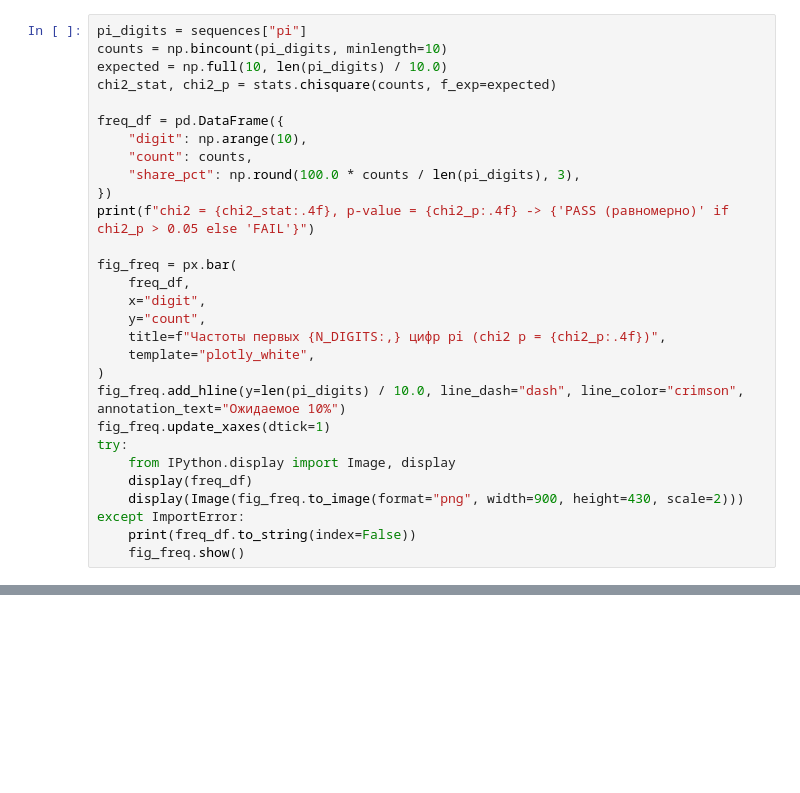
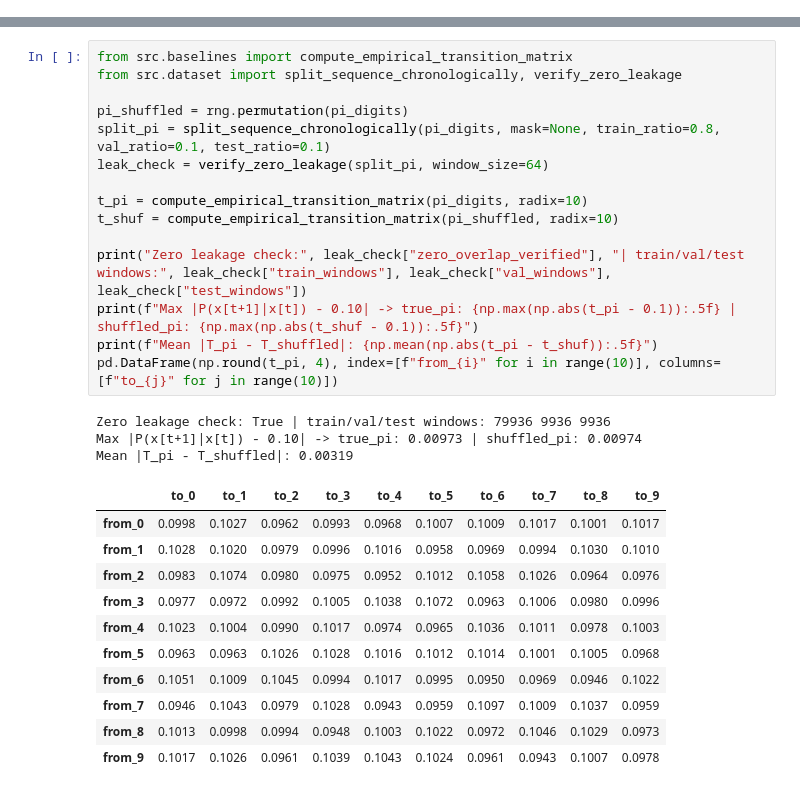
Before and after one commit to w0rsty/Pi-Predictability-Lab, a Jupyter notebook: notebooks/01_quick_sanity_check.ipynb, the cells around one changed output, grey strips where cells are left out. Saved outputs shown, nothing was run; the diff lists cells and outputs as text; blank space fills up the shorter version.

```diff
--- a/notebooks/01_quick_sanity_check.ipynb
+++ b/notebooks/01_quick_sanity_check.ipynb
@@ -64,29 +0,0 @@ pd.DataFrame(timings)
-# %%
-pi_digits = sequences["pi"]
-counts = np.bincount(pi_digits, minlength=10)
-expected = np.full(10, len(pi_digits) / 10.0)
-chi2_stat, chi2_p = stats.chisquare(counts, f_exp=expected)
-
-freq_df = pd.DataFrame({
-    "digit": np.arange(10),
-    "count": counts,
-    "share_pct": np.round(100.0 * counts / len(pi_digits), 3),
-})
-print(f"chi2 = {chi2_stat:.4f}, p-value = {chi2_p:.4f} -> {'PASS (равномерно)' if chi2_p > 0.05 else 'FAIL'}")
-
-fig_freq = px.bar(
-    freq_df,
-    x="digit",
-    y="count",
-    title=f"Частоты первых {N_DIGITS:,} цифр pi (chi2 p = {chi2_p:.4f})",
-    template="plotly_white",
-)
-fig_freq.add_hline(y=len(pi_digits) / 10.0, line_dash="dash", line_color="crimson", annotation_text="Ожидаемое 10%")
-fig_freq.update_xaxes(dtick=1)
-try:
-    from IPython.display import Image, display
-    display(freq_df)
-    display(Image(fig_freq.to_image(format="png", width=900, height=430, scale=2)))
-except ImportError:
-    print(freq_df.to_string(index=False))
-    fig_freq.show()
@@ -145,0 +90,30 @@ sanity_df
+# %%
+from src.baselines import compute_empirical_transition_matrix
+from src.dataset import split_sequence_chronologically, verify_zero_leakage
+
+pi_shuffled = rng.permutation(pi_digits)
+split_pi = split_sequence_chronologically(pi_digits, mask=None, train_ratio=0.8, val_ratio=0.1, test_ratio=0.1)
+leak_check = verify_zero_leakage(split_pi, window_size=64)
+
+t_pi = compute_empirical_transition_matrix(pi_digits, radix=10)
+t_shuf = compute_empirical_transition_matrix(pi_shuffled, radix=10)
+
+print("Zero leakage check:", leak_check["zero_overlap_verified"], "| train/val/test windows:", leak_check["train_windows"], leak_check["val_windows"], leak_check["test_windows"])
+print(f"Max |P(x[t+1]|x[t]) - 0.10| -> true_pi: {np.max(np.abs(t_pi - 0.1)):.5f} | shuffled_pi: {np.max(np.abs(t_shuf - 0.1)):.5f}")
+print(f"Mean |T_pi - T_shuffled|: {np.mean(np.abs(t_pi - t_shuf)):.5f}")
+pd.DataFrame(np.round(t_pi, 4), index=[f"from_{i}" for i in range(10)], columns=[f"to_{j}" for j in range(10)])
+# %% [output]
+Zero leakage check: True | train/val/test windows: 79936 9936 9936
+Max |P(x[t+1]|x[t]) - 0.10| -> true_pi: 0.00973 | shuffled_pi: 0.00974
+Mean |T_pi - T_shuffled|: 0.00319
+|  | to_0 | to_1 | to_2 | to_3 | to_4 | to_5 | to_6 | to_7 | to_8 | to_9 |
+| from_0 | 0.0998 | 0.1027 | 0.0962 | 0.0993 | 0.0968 | 0.1007 | 0.1009 | 0.1017 | 0.1001 | 0.1017 |
+| from_1 | 0.1028 | 0.1020 | 0.0979 | 0.0996 | 0.1016 | 0.0958 | 0.0969 | 0.0994 | 0.1030 | 0.1010 |
+| from_2 | 0.0983 | 0.1074 | 0.0980 | 0.0975 | 0.0952 | 0.1012 | 0.1058 | 0.1026 | 0.0964 | 0.0976 |
+| from_3 | 0.0977 | 0.0972 | 0.0992 | 0.1005 | 0.1038 | 0.1072 | 0.0963 | 0.1006 | 0.0980 | 0.0996 |
+| from_4 | 0.1023 | 0.1004 | 0.0990 | 0.1017 | 0.0974 | 0.0965 | 0.1036 | 0.1011 | 0.0978 | 0.1003 |
+| from_5 | 0.0963 | 0.0963 | 0.1026 | 0.1028 | 0.1016 | 0.1012 | 0.1014 | 0.1001 | 0.1005 | 0.0968 |
+| from_6 | 0.1051 | 0.1009 | 0.1045 | 0.0994 | 0.1017 | 0.0995 | 0.0950 | 0.0969 | 0.0946 | 0.1022 |
+| from_7 | 0.0946 | 0.1043 | 0.0979 | 0.1028 | 0.0943 | 0.0959 | 0.1097 | 0.1009 | 0.1037 | 0.0959 |
+| from_8 | 0.1013 | 0.0998 | 0.0994 | 0.0948 | 0.1003 | 0.1022 | 0.0972 | 0.1046 | 0.1029 | 0.0973 |
+| from_9 | 0.1017 | 0.1026 | 0.0961 | 0.1039 | 0.1043 | 0.1024 | 0.0961 | 0.0943 | 0.1007 | 0.0978 |
```
Also changed, not shown: parts of 14 cells of this notebook, 18 other files.
